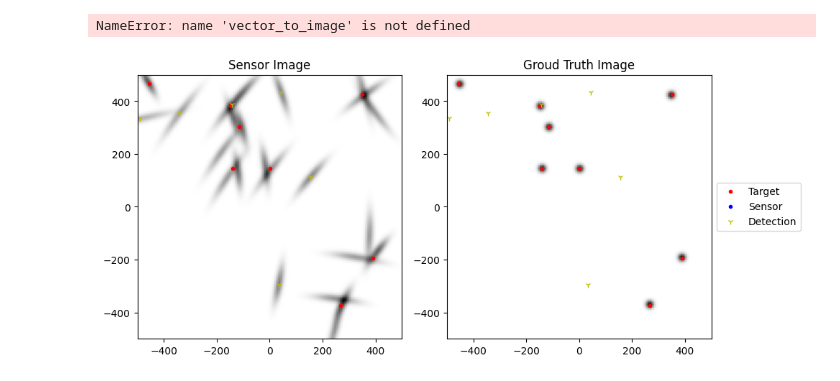
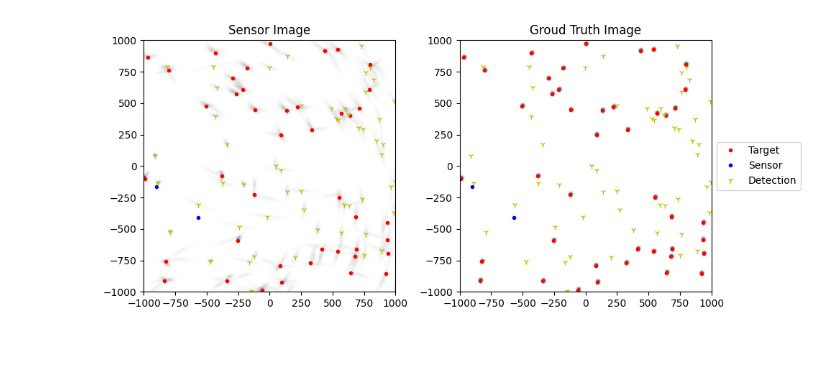
Before and after one commit to Damowerko/mtt, a Jupyter notebook: notebooks/notebook.ipynb, the cells around one changed output. Drawn from its saved outputs; the diff is of its cells as text; code cells hidden in the pictures; blank space fills up the shorter version.

Commit message:
visualize update api

```diff
--- a/notebooks/notebook.ipynb
+++ b/notebooks/notebook.ipynb
@@ -16,21 +14,11 @@ from mtt.visualize import plot_mtt
 
 rng = np.random.default_rng()
 # %%
-scales = [1, 5]
 simulation_idx = rng.integers(100)
 # load data for each scale
-simulations: List[List[VectorData]] = []
-for scale in scales:
+data: Dict[int,List[StackedImageData]] = {}
+for scale in [1, 2]:
     with open(f"../data/test/{scale}km/simulations.pkl", "rb") as f:
-        simulations.append(pickle.load(f)[simulation_idx])
+        simulation = pickle.load(f)[simulation_idx]
+        images = stack_images([vector_to_image(data, img_size=128*scale) for data in simulation])
+        data[scale] = simulation_window(images)
-# %%
-stacked: List[List[StackedImageData]] = []
-for scale, simulation in zip(scales, simulations):
-    images = [vector_to_image(data, img_size=128*scale) for data in simulation]
-# %% [output]
-NameError: name 'vector_to_image' is not defined
-# %%
-plot_mtt(dataset[0][0].cpu().numpy(), dataset[0][1].cpu().numpy(), dataset[0][2])
-plt.show()
-# %% [output]
-[figure, removed]
@@ -44,0 +25,7 @@ for i, experiment in tqdm(enumerate(dataset_vectors), total=len(dataset_vectors)
+# %%
+scale = 2
+idx = 0
+plot_mtt(data[scale][idx].sensor_images.cpu().numpy(), data[scale][idx].target_images.cpu().numpy(), data[scale][idx].info)
+plt.show()
+# %% [output]
+[figure, added]
```
Also changed, not shown: parts of 3 cells of this notebook, 2 other files.
